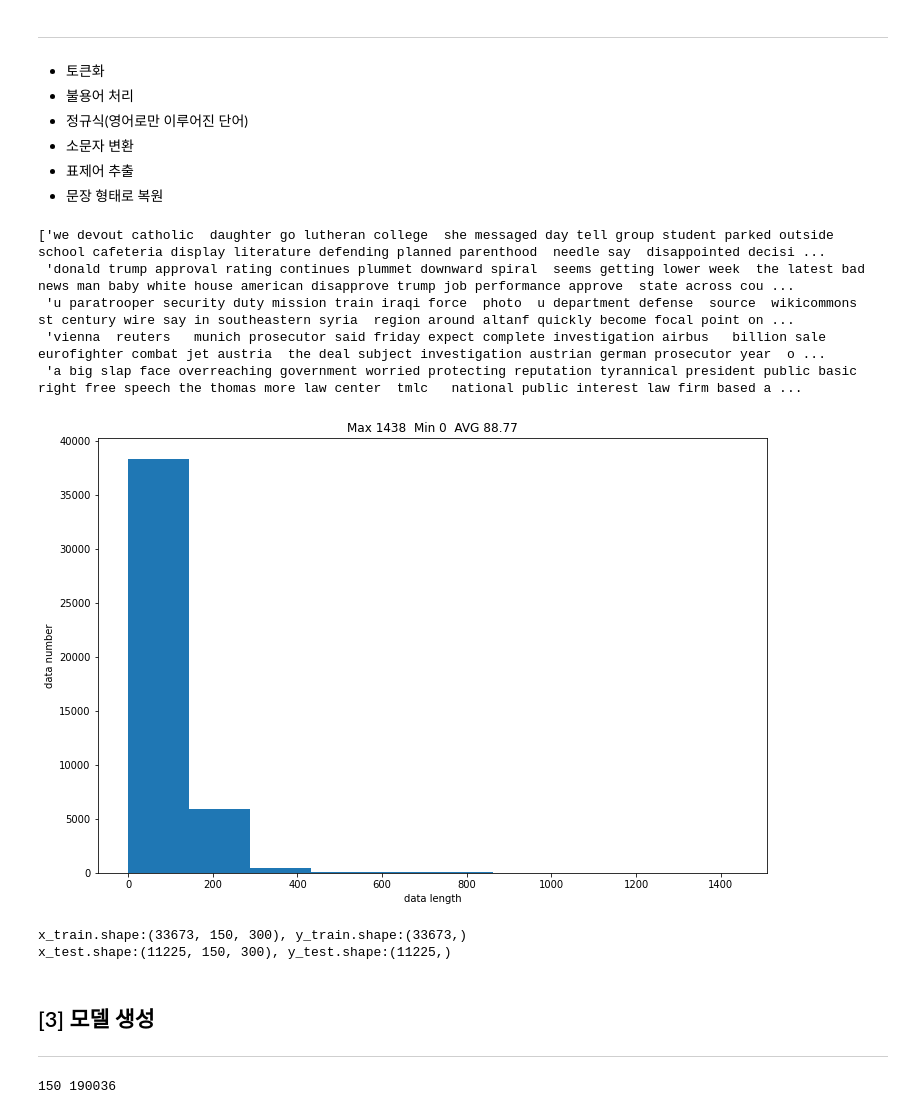
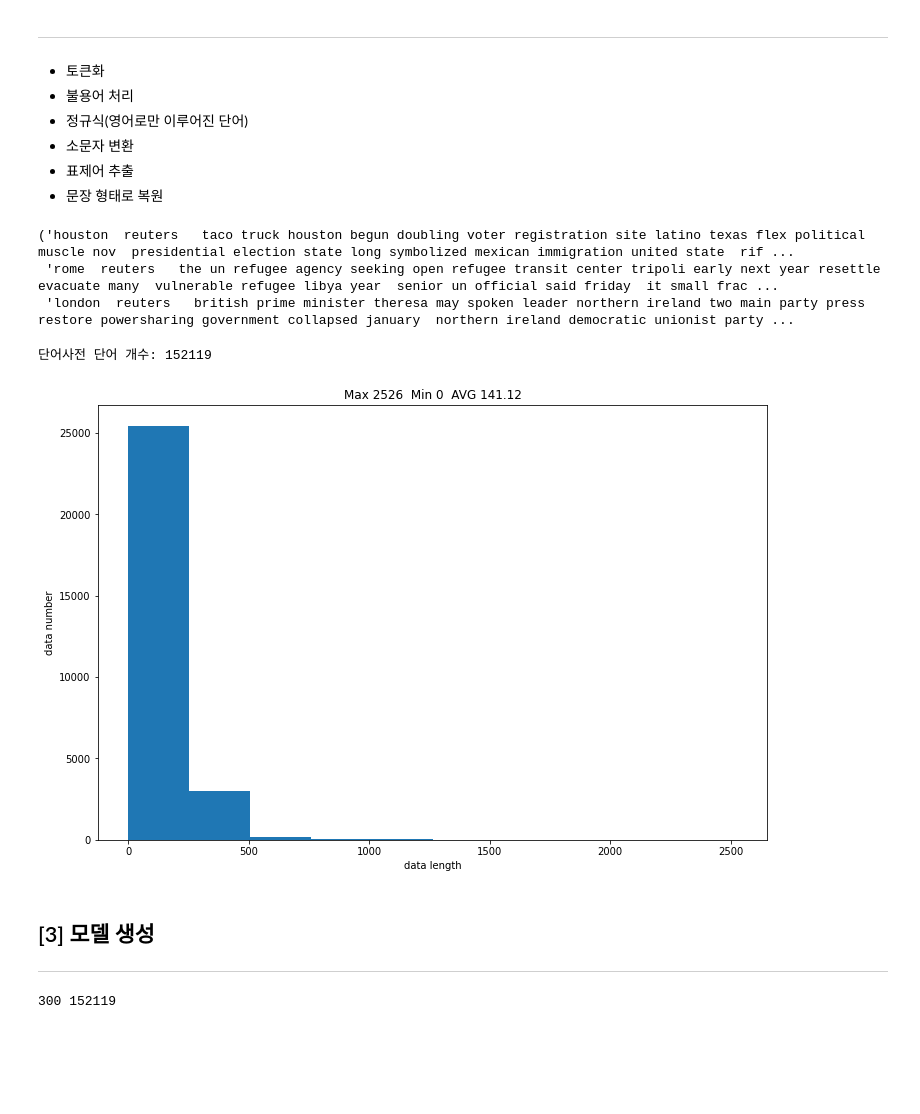
Before and after one commit to MINSU-S/test, a Jupyter notebook: 13th_miniProject_fakeNews.ipynb, the cells around one changed output. Saved outputs shown, nothing was run; the diff lists cells and outputs as text; code cells hidden in the pictures; blank space fills up the shorter version.

```diff
--- a/13th_miniProject_fakeNews.ipynb
+++ b/13th_miniProject_fakeNews.ipynb
@@ -182,7 +210,7 @@ print(data.shape, target.shape)
 # 텍스트 전처리 함수
 stop_words = set(stopwords.words('english'))
 
-def LemmSentence(sentence):
+def preprocessingText(sentence):
     lemma_words = []
     wordnet_lemmatizer = WordNetLemmatizer()
 
@@ -198,48 +226,58 @@ def LemmSentence(sentence):
             new_word = new_word.lower()
             # 표제어 추출
             new_word = wordnet_lemmatizer.lemmatize(new_word)
+
             lemma_words.append(new_word)
+            #lemma_words.append(word)
+
 
     # 단어 -> 문장으로 복원
     return " ".join(lemma_words)
 
-data = [LemmSentence(i) for i in data]
+data = [preprocessingText(i) for i in data]
-# %%
-data[:5]
-# %% [output]
-['we devout catholic  daughter go lutheran college  she messaged day tell group student parked outside school cafeteria display literature defending planned parenthood  needle say  disappointed decisi ...
- 'donald trump approval rating continues plummet downward spiral  seems getting lower week  the latest bad news man baby white house american disapprove trump job performance approve  state across cou ...
- 'u paratrooper security duty mission train iraqi force  photo  u department defense  source  wikicommons  st century wire say in southeastern syria  region around altanf quickly become focal point on ...
- 'vienna  reuters   munich prosecutor said friday expect complete investigation airbus   billion sale  eurofighter combat jet austria  the deal subject investigation austrian german prosecutor year  o ...
- 'a big slap face overreaching government worried protecting reputation tyrannical president public basic right free speech the thomas more law center  tmlc   national public interest law firm based a ...
+# %%
+x_train = [preprocessingText(i) for i in x_train]
+x_test = [preprocessingText(i) for i in x_test]
+x_val = [preprocessingText(i) for i in x_val]
+# %%
+x_train[0],x_test[0],x_val[0]
+# %% [output]
+('houston  reuters   taco truck houston begun doubling voter registration site latino texas flex political muscle nov  presidential election state long symbolized mexican immigration united state  rif ...
+ 'rome  reuters   the un refugee agency seeking open refugee transit center tripoli early next year resettle evacuate many  vulnerable refugee libya year  senior un official said friday  it small frac ...
+ 'london  reuters   british prime minister theresa may spoken leader northern ireland two main party press restore powersharing government collapsed january  northern ireland democratic unionist party ...
 # %%
 # 텍스트 수치화
-def transformText(data):
-  tokenizer = Tokenizer(num_words= 300) # num_words
+def transformText(data, num_words):
+  tokenizer = Tokenizer(num_words= num_words) # num_words
   tokenizer.fit_on_texts(data)
   seq_data = tokenizer.texts_to_sequences(data)
 
   # 사전 단어 총개수
   voca_word_num = len(tokenizer.word_index)
   return(seq_data,voca_word_num)
-
-seq_data,voca_word_num = transformText(data)
+# %%
+seq_x_train,voca_word_num_x_train = transformText(x_train,1000)
+seq_x_test,voca_word_num_x_test = transformText(x_test,1000)
+seq_x_val,voca_word_num_x_val = transformText(x_val,1000)
+print(f'단어사전 단어 개수: {voca_word_num_x_train}')
+# %% [output]
+단어사전 단어 개수: 152119
 # %%
 # 단어 갯수 파악 함수
 def checkLength(datas):
 
   # 기사 개당 단어 개수
   length=[len(data) for data in datas]
 
   # 히스토그램
   plt.figure(figsize=(12,8))
   plt.hist(length)
   plt.title(f'Max {max(length)}  Min {min(length)}  AVG {round(sum(length)/len(length),2)}')
   plt.xlabel('data length')
   plt.ylabel('data number')
   plt.show()
 # return length
 
-checkLength(seq_data)
+checkLength(seq_x_train)
 # %% [output]
-[figure, old version]
+[figure, new version]
@@ -253,11 +293,3 @@ oh_data = to_categorical(pad_data)
-# %%
-# train, test 데이터 분리
-x_train, x_test, y_train, y_test = train_test_split(oh_data, target, random_state = 42)
-print(f'x_train.shape:{x_train.shape}, y_train.shape:{y_train.shape} ')
-print(f'x_test.shape:{x_test.shape}, y_test.shape:{y_test.shape}')
-# %% [output]
-x_train.shape:(33673, 150, 300), y_train.shape:(33673,)
-x_test.shape:(11225, 150, 300), y_test.shape:(11225,)
 # %% [markdown]
 ## [3] 모델 생성
 ---
@@ -272,8 +304,8 @@ HIDDEN_NODE = 10                 # 은닉층 뉴런 수
 INPUT_LENGH = pad_length         # 1문장의 토큰 수
 # %%
-print(INPUT_LENGH,voca_word_num )
+print(INPUT_LENGH,voca_word_num_x_train )
 # %% [output]
-150 190036
+300 152119
 # %%
 model = Sequential() #EMB_DIM
 model.add(Embedding(WORD_NUM,EMB_DIM, input_length=INPUT_LENGH))
```
Also changed, not shown: parts of 32 cells of this notebook.
